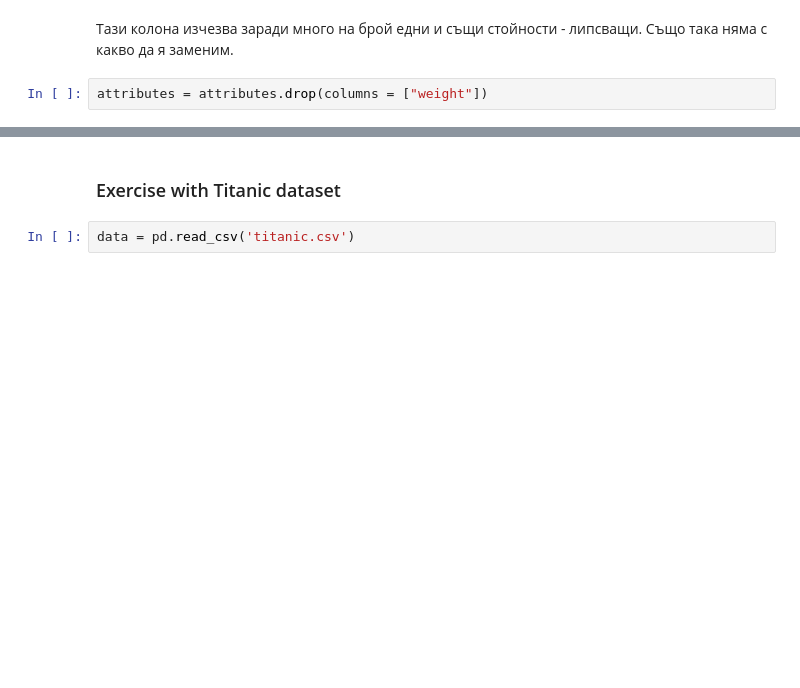
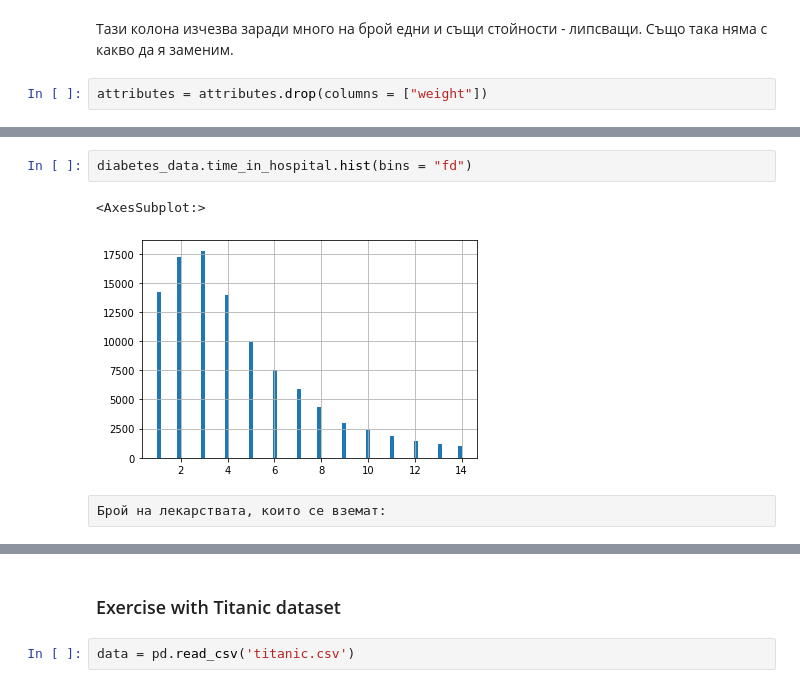
Before and after one commit to GalkaKG/Machine-Learning, a Jupyter notebook: 01.Introduction to Machine Learning/01.Introduction to Machine Learning.ipynb, the cells around one changed output, grey strips where cells are left out. Cells and saved outputs as stored; diff of their text form; blank space fills up the shorter version.

Commit message:
Add exercises with data

```diff
--- a/01.Introduction to Machine Learning/01.Introduction to Machine Learning.ipynb
+++ b/01.Introduction to Machine Learning/01.Introduction to Machine Learning.ipynb
@@ -351,0 +370,7 @@ attributes = attributes.drop(columns = ["weight"])
+# %%
+diabetes_data.time_in_hospital.hist(bins = "fd")
+# %% [output]
+<AxesSubplot:>
+[figure, added]
+# %% [raw]
+Брой на лекарствата, които се вземат:
```
Also changed, not shown: parts of 11 cells of this notebook.
